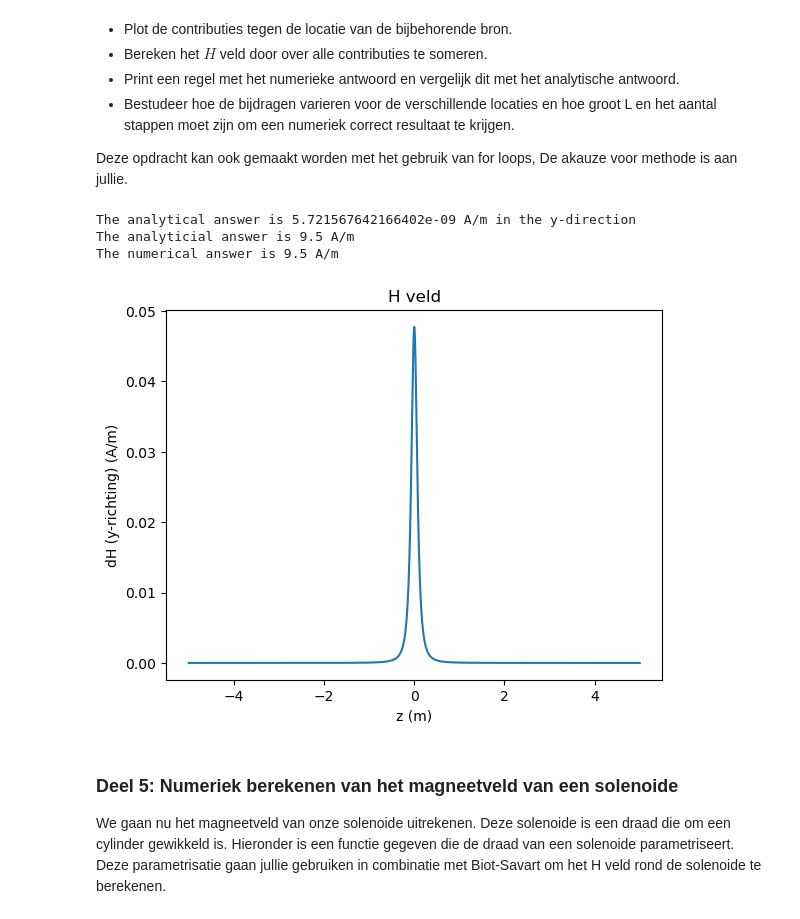
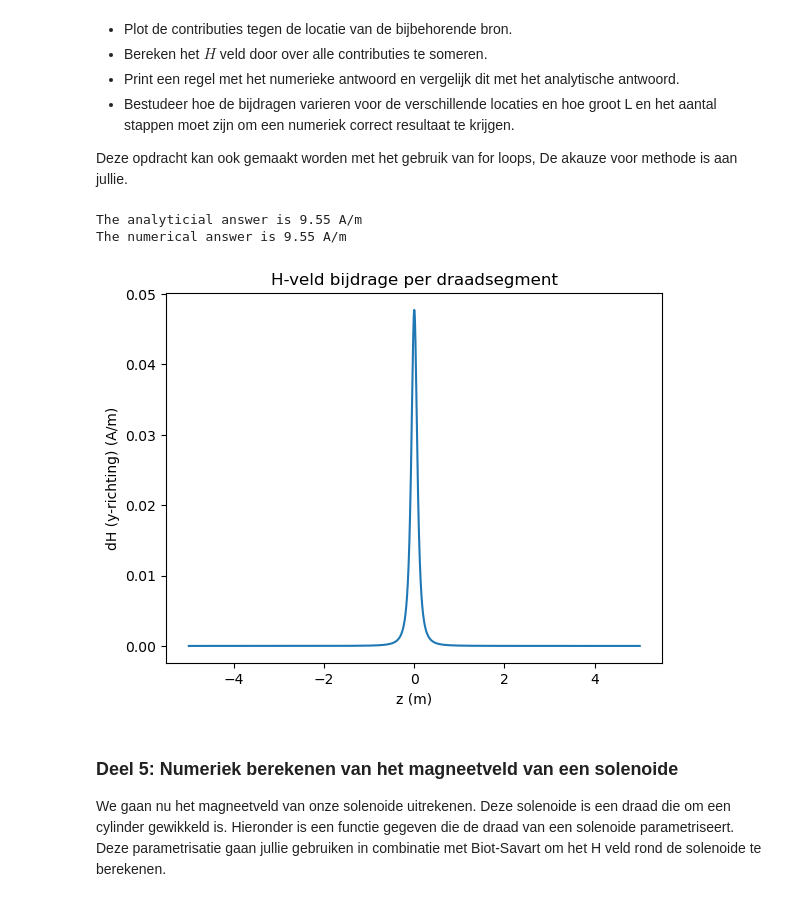
Before and after one commit to ElisabethMijnders/opdrachten-DEF-D-EM, a Jupyter notebook: DigitaleOntwerpopdrachten/2KrachtactuatorOpdracht/2KrachtactuatorOpdracht/KrachtactuatorOpdracht.ipynb, the cells around one changed output. Drawn from its saved outputs; the diff is of its cells as text; code cells hidden in the pictures.

```diff
--- a/DigitaleOntwerpopdrachten/2KrachtactuatorOpdracht/2KrachtactuatorOpdracht/KrachtactuatorOpdracht.ipynb
+++ b/DigitaleOntwerpopdrachten/2KrachtactuatorOpdracht/2KrachtactuatorOpdracht/KrachtactuatorOpdracht.ipynb
@@ -436,44 +436,43 @@ Deze opdracht kan ook gemaakt worden met het gebruik van for loops, De akauze vo
 # %%
 #waardes
 Ldraad1 = 10   #m
 I1 = 6   #A
-N=10000    #in hoeveel stukjes het draad is opgedeeld
-dz = Ldraad1/N
+S=10000    #in hoeveel stukjes het draad is opgedeeld
+dz = Ldraad1/S
 dl1 = np.array([0,0,dz])
 r_field1 = np.array([0.1,0,0])
 
 #2d array voor alle punten langs de z-as
-z1 = np.linspace(-Ldraad1/2,Ldraad1/2,N)
-r_source1 = np.zeros((N,3))
+z1 = np.linspace(-Ldraad1/2,Ldraad1/2,S)
+r_source1 = np.zeros((S,3))
 r_source1[:,2] = z1
 
 #nieuwe functie want de vorige werkte niet met 2-d arrays
-def field_current_element1(r_field, r_source, dl,I):
+def field_current_element2d(r_field, r_source, dl,I):
     r_1 = np.linalg.norm(r_field-r_source,axis=1)
     dH=1/(4*np.pi) * I * np.cross(dl,((r_field-r_source)))/((r_1[:,None])**3)
     return dH
 
 # analytische veld word berekent door H=I/(2*pi*r(=0.1))
 analytical_answer1 = I1/(2*np.pi*0.1)
 
 #H-veld is de som van de losse bijdrages
-dH1 = field_current_element1(r_field1, r_source1, dl1,I1)
+dH1 = field_current_element2d(r_field1, r_source1, dl1,I1)
 H = np.sum(dH1,axis=0)
 
-print(f"The analyticial answer is {analytical_answer1:.2g} A/m")
-print(f"The numerical answer is {np.linalg.norm(H):.2g} A/m")
+print(f"The analyticial answer is {analytical_answer1:.2f} A/m")
+print(f"The numerical answer is {np.linalg.norm(H):.2f} A/m")
 
 #plot
 plt.plot(z1, dH1[:,1])
 plt.xlabel("z (m)")
 plt.ylabel("dH (y-richting) (A/m)")
-plt.title("H veld")
+plt.title("H-veld bijdrage per draadsegment")
 plt.show()
 # %% [output]
-The analytical answer is 5.721567642166402e-09 A/m in the y-direction
-The analyticial answer is 9.5 A/m
-The numerical answer is 9.5 A/m
+The analyticial answer is 9.55 A/m
+The numerical answer is 9.55 A/m
-[figure, old version]
+[figure, new version]
 # %% [markdown]
 ### Deel 5: Numeriek berekenen van het magneetveld van een solenoide
 
```
Also changed, not shown: parts of 7 cells of this notebook.
